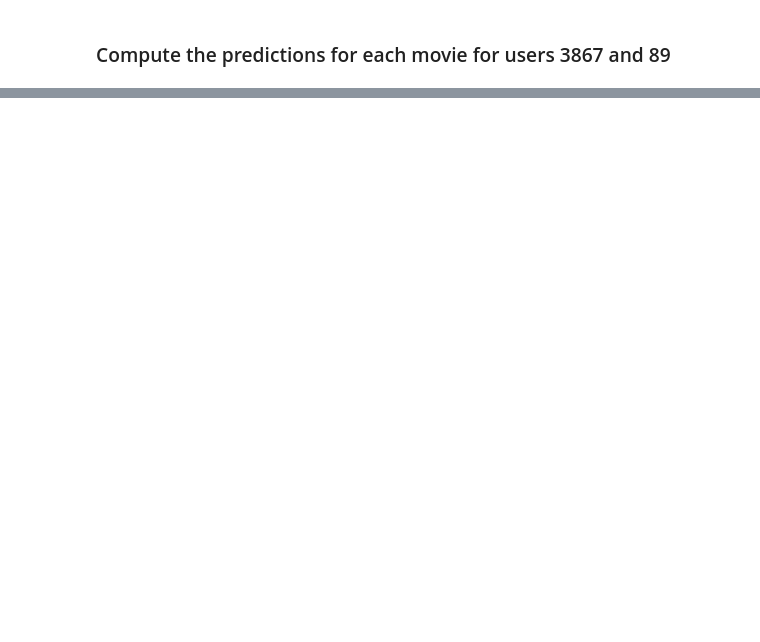
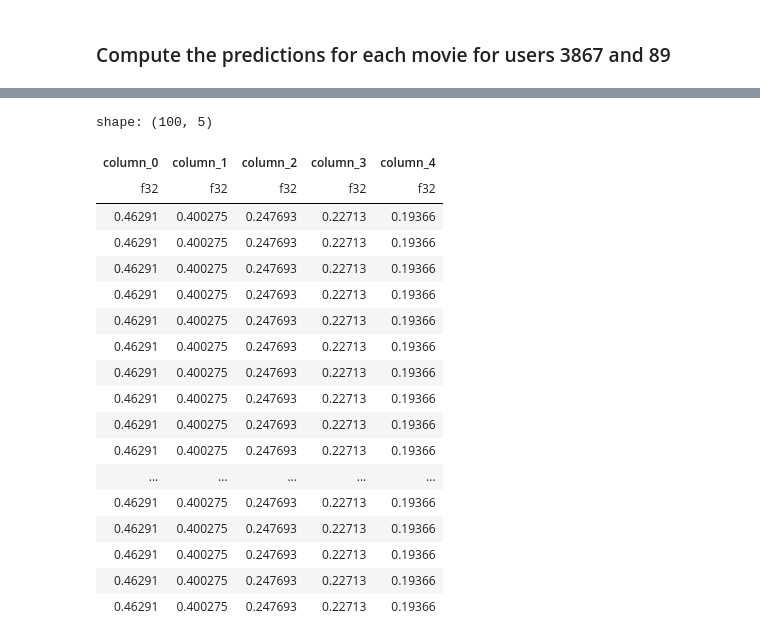
Before and after one commit to spzSource/recommender-systems-course, a Jupyter notebook: module-2/week-2/user-user-cf.ipynb, the cells around one changed output, grey strips where cells are left out. Cells and saved outputs as stored; diff of their text form; code cells hidden in the pictures; blank space fills up the shorter version.

```diff
--- a/module-2/week-2/user-user-cf.ipynb
+++ b/module-2/week-2/user-user-cf.ipynb
@@ -114,0 +150,5 @@ shape: (6, 2)
+# %%
+nn_weights = top_neighbors("3712")
+display(nn_weights)
+nn_weights_T = nn_weights.transpose()[1:].cast(pl.Float32)
+display(nn_weights_T)
@@ -114,0 +168,24 @@ shape: (6, 2)
+# %%
+
+nn_weights_vstack = pl.from_numpy(nn_weights_T.to_numpy().repeat(df.shape[0], axis=0)).cast(pl.Float32)
+display(nn_weights_vstack)
+# %% [output]
+shape: (100, 5)
+| column_0 | column_1 | column_2 | column_3 | column_4 |
+| f32 | f32 | f32 | f32 | f32 |
+| 0.46291 | 0.400275 | 0.247693 | 0.22713 | 0.19366 |
+| 0.46291 | 0.400275 | 0.247693 | 0.22713 | 0.19366 |
+| 0.46291 | 0.400275 | 0.247693 | 0.22713 | 0.19366 |
+| 0.46291 | 0.400275 | 0.247693 | 0.22713 | 0.19366 |
+| 0.46291 | 0.400275 | 0.247693 | 0.22713 | 0.19366 |
+| 0.46291 | 0.400275 | 0.247693 | 0.22713 | 0.19366 |
+| 0.46291 | 0.400275 | 0.247693 | 0.22713 | 0.19366 |
+| 0.46291 | 0.400275 | 0.247693 | 0.22713 | 0.19366 |
+| 0.46291 | 0.400275 | 0.247693 | 0.22713 | 0.19366 |
+| 0.46291 | 0.400275 | 0.247693 | 0.22713 | 0.19366 |
+| ... | ... | ... | ... | ... |
+| 0.46291 | 0.400275 | 0.247693 | 0.22713 | 0.19366 |
+| 0.46291 | 0.400275 | 0.247693 | 0.22713 | 0.19366 |
+| 0.46291 | 0.400275 | 0.247693 | 0.22713 | 0.19366 |
+| 0.46291 | 0.400275 | 0.247693 | 0.22713 | 0.19366 |
+| 0.46291 | 0.400275 | 0.247693 | 0.22713 | 0.19366 |
```
Also changed, not shown: parts of 18 cells of this notebook.
